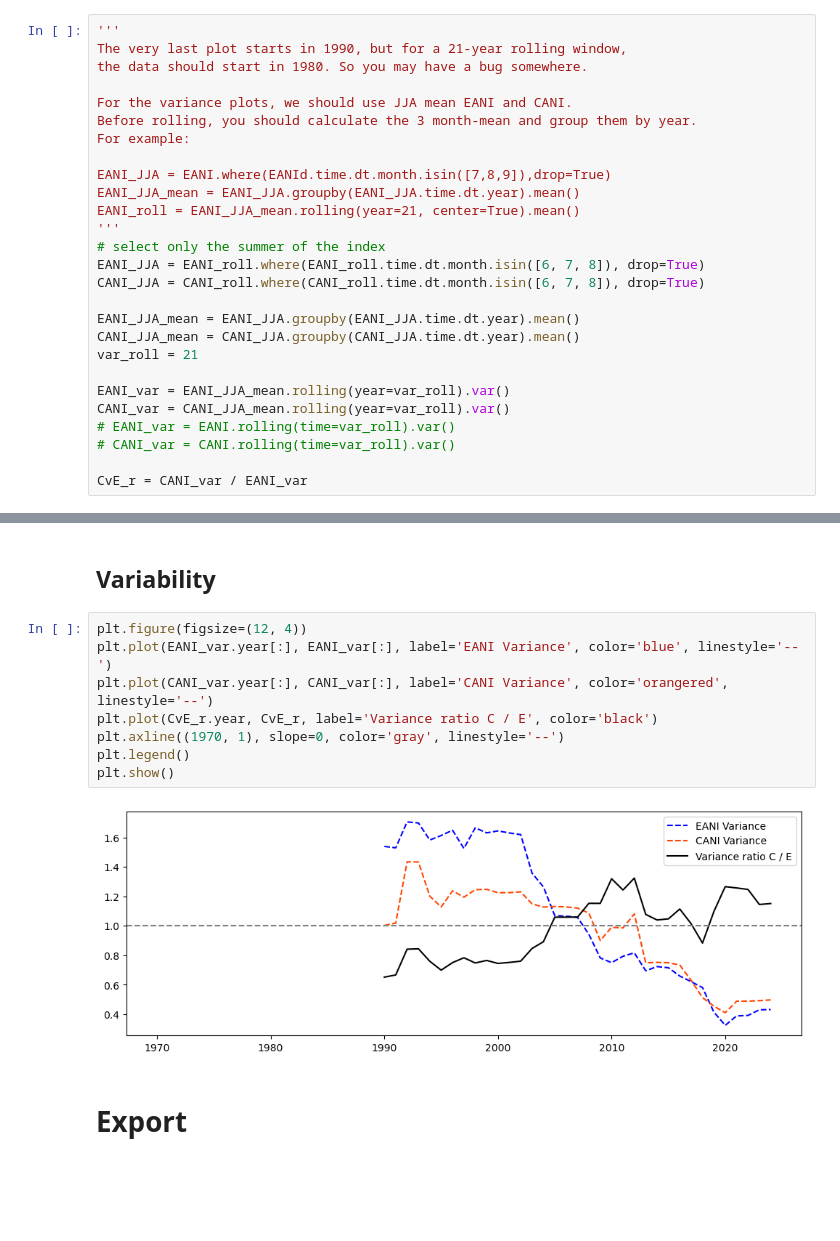
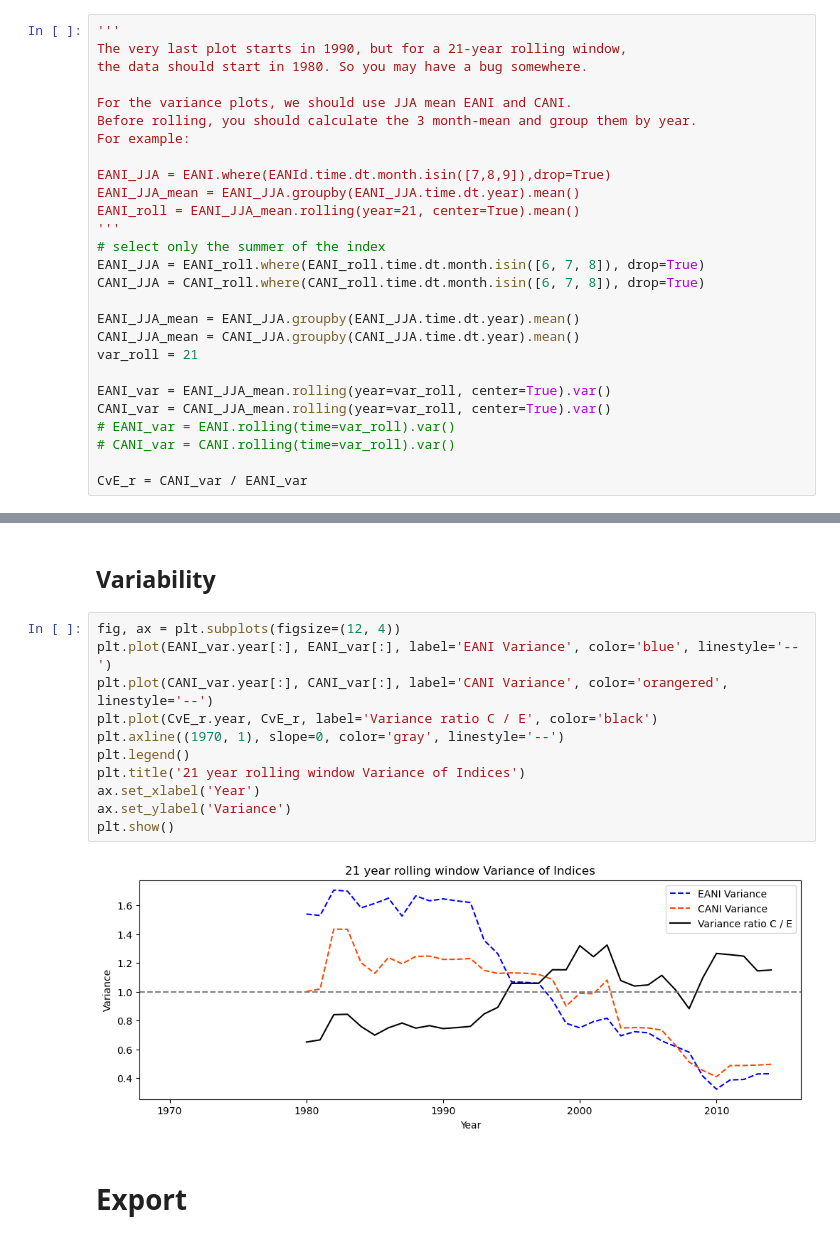
Before and after one commit to allan3prez/ATLN_HG, a Jupyter notebook: CANI_EANI_EOFa.ipynb, the cells around one changed output, grey strips where cells are left out. Saved outputs shown, nothing was run; the diff lists cells and outputs as text; blank space fills up the shorter version.

Commit message:
redid some plots, and started fixing import

```diff
--- a/CANI_EANI_EOFa.ipynb
+++ b/CANI_EANI_EOFa.ipynb
@@ -222,8 +225,8 @@ EANI_JJA_mean = EANI_JJA.groupby(EANI_JJA.time.dt.year).mean()
 CANI_JJA_mean = CANI_JJA.groupby(CANI_JJA.time.dt.year).mean()
 var_roll = 21
 
-EANI_var = EANI_JJA_mean.rolling(year=var_roll).var()
-CANI_var = CANI_JJA_mean.rolling(year=var_roll).var()
+EANI_var = EANI_JJA_mean.rolling(year=var_roll, center=True).var()
+CANI_var = CANI_JJA_mean.rolling(year=var_roll, center=True).var()
 # EANI_var = EANI.rolling(time=var_roll).var()
 # CANI_var = CANI.rolling(time=var_roll).var()
 
@@ -303,15 +306,18 @@ index_plot(CANI_roll, name1='CANI', threshold=1)
 # %% [markdown]
 ## Variability
 # %%
-plt.figure(figsize=(12, 4))
+fig, ax = plt.subplots(figsize=(12, 4))
 plt.plot(EANI_var.year[:], EANI_var[:], label='EANI Variance', color='blue', linestyle='--')
 plt.plot(CANI_var.year[:], CANI_var[:], label='CANI Variance', color='orangered', linestyle='--')
 plt.plot(CvE_r.year, CvE_r, label='Variance ratio C / E', color='black')
 plt.axline((1970, 1), slope=0, color='gray', linestyle='--')
 plt.legend()
+plt.title('21 year rolling window Variance of Indices')
+ax.set_xlabel('Year')
+ax.set_ylabel('Variance')
 plt.show()
 # %% [output]
-[figure, old version]
+[figure, new version]
 # %% [markdown]
 # Export
 # %%
```
Also changed, not shown: parts of 3 cells of this notebook, 1 other file.
